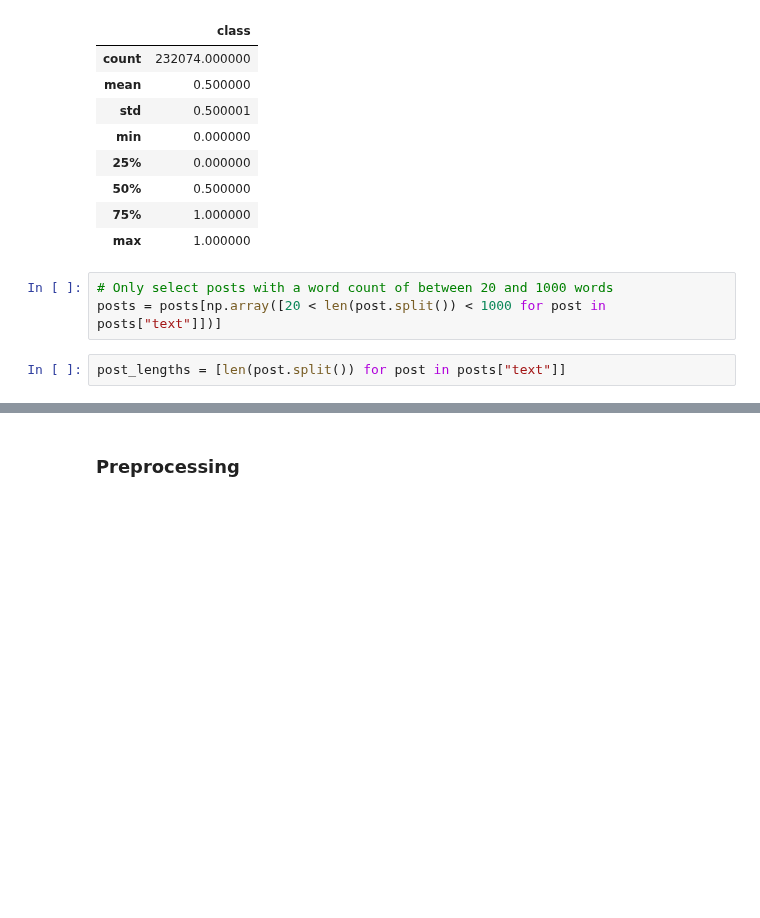
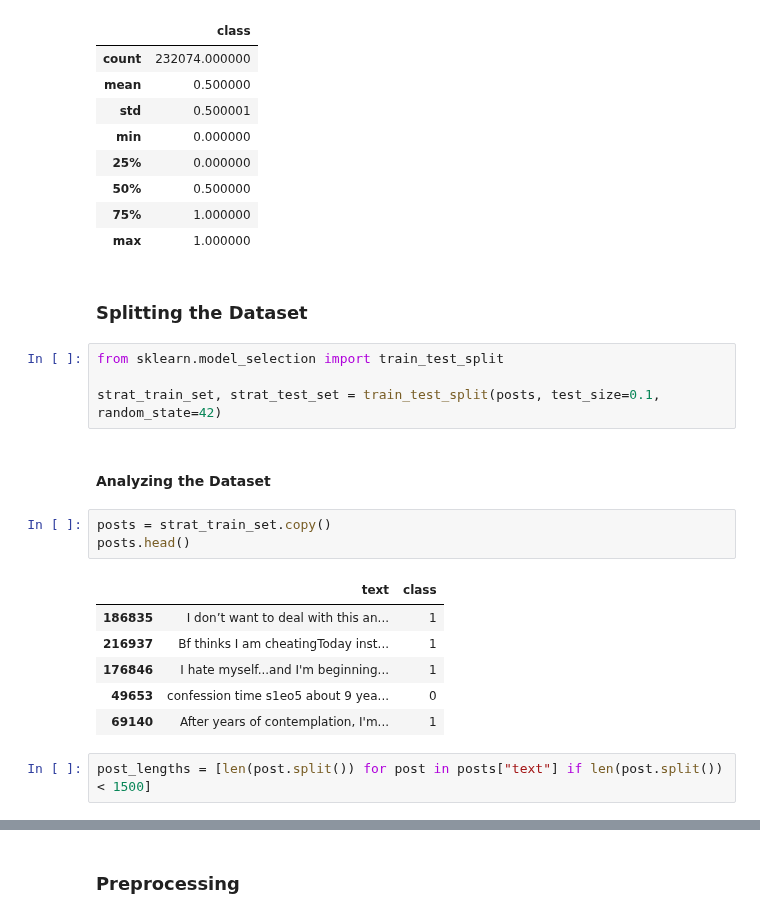
Before and after one commit to sivabalansm/reddit_depression_analysis, a Jupyter notebook: analyzer/preprocess.ipynb, the cells around one changed output, grey strips where cells are left out. Saved outputs shown, nothing was run; the diff lists cells and outputs as text; blank space fills up the shorter version.

```diff
--- a/analyzer/preprocess.ipynb
+++ b/analyzer/preprocess.ipynb
@@ -30,11 +30,26 @@ posts.describe()
 | 50% | 0.500000 |
 | 75% | 1.000000 |
 | max | 1.000000 |
-# %%
-# Only select posts with a word count of between 20 and 1000 words
-posts = posts[np.array([20 < len(post.split()) < 1000 for post in posts["text"]])]
+# %% [markdown]
+### Splitting the Dataset
+# %%
+from sklearn.model_selection import train_test_split
+
+strat_train_set, strat_test_set = train_test_split(posts, test_size=0.1, random_state=42)
+# %% [markdown]
+#### Analyzing the Dataset
+# %%
+posts = strat_train_set.copy()
+posts.head()
+# %% [output]
+|  | text | class |
+| 186835 | I don’t want to deal with this an... | 1 |
+| 216937 | Bf thinks I am cheatingToday inst... | 1 |
+| 176846 | I hate myself...and I'm beginning... | 1 |
+| 49653 | confession time s1eo5 about 9 yea... | 0 |
+| 69140 | After years of contemplation, I'm... | 1 |
 # %%
-post_lengths = [len(post.split()) for post in posts["text"]]
+post_lengths = [len(post.split()) for post in posts["text"] if len(post.split()) < 1500]
 # %%
 import matplotlib.pyplot as plt
 
```
Also changed, not shown: parts of 9 cells of this notebook, 4 other files.
